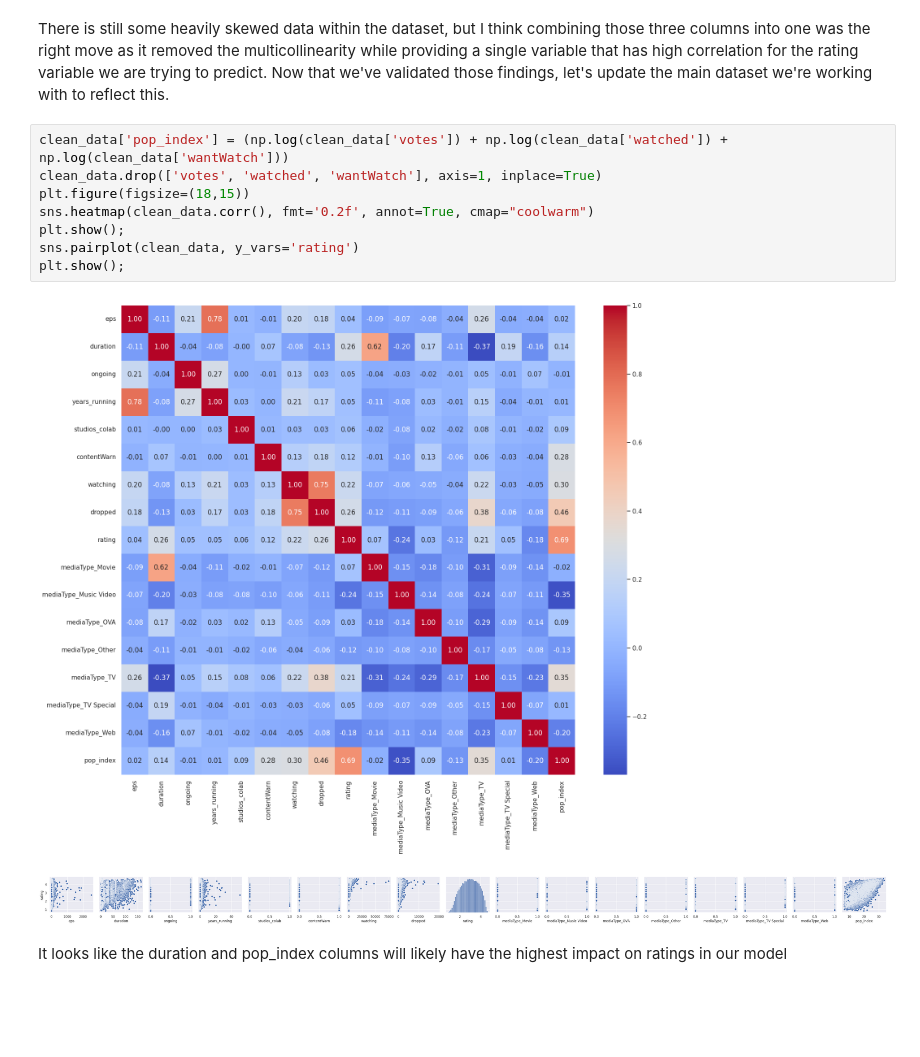
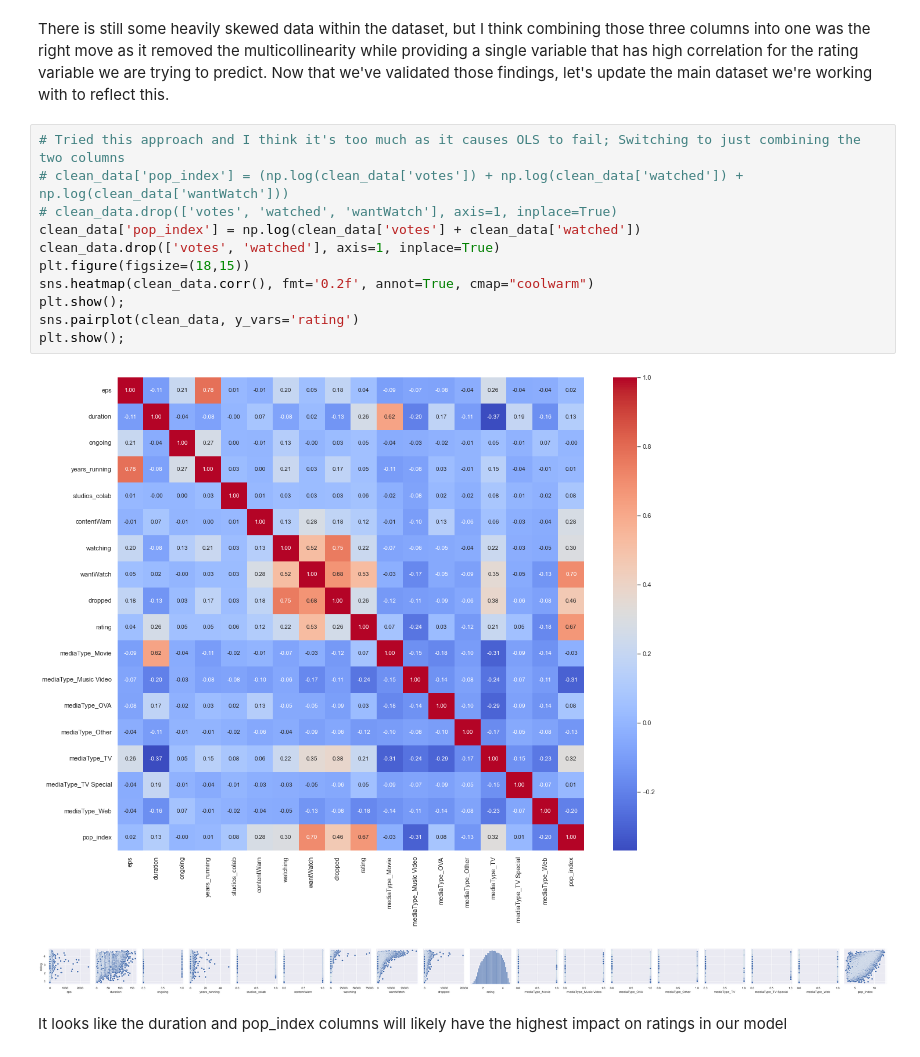
Before and after one commit to jimmybchopps/UTAustin-LinRegExtra, a Jupyter notebook: Anime.ipynb, the cells around one changed output. Drawn from its saved outputs; the diff is of its cells as text; blank space fills up the shorter version.

```diff
--- a/Anime.ipynb
+++ b/Anime.ipynb
@@ -435,16 +442,19 @@ See the caveats in the documentation: https://pandas.pydata.org/pandas-docs/stab
 # %% [markdown]
 There is still some heavily skewed data within the dataset, but I think combining those three columns into one was the right move as it removed the multicollinearity while providing a single variable that has high correlation for the rating variable we are trying to predict.  Now that we've validated those findings, let's update the main dataset we're working with to reflect this.
 # %%
-clean_data['pop_index'] = (np.log(clean_data['votes']) + np.log(clean_data['watched']) + np.log(clean_data['wantWatch']))
-clean_data.drop(['votes', 'watched', 'wantWatch'], axis=1, inplace=True)
+# Tried this approach and I think it's too much as it causes OLS to fail; Switching to just combining the two columns
+# clean_data['pop_index'] = (np.log(clean_data['votes']) + np.log(clean_data['watched']) + np.log(clean_data['wantWatch']))
+# clean_data.drop(['votes', 'watched', 'wantWatch'], axis=1, inplace=True)
+clean_data['pop_index'] = np.log(clean_data['votes'] + clean_data['watched'])
+clean_data.drop(['votes', 'watched'], axis=1, inplace=True)
 plt.figure(figsize=(18,15))
 sns.heatmap(clean_data.corr(), fmt='0.2f', annot=True, cmap="coolwarm")
 plt.show();
 sns.pairplot(clean_data, y_vars='rating')
 plt.show();
 # %% [output]
-[figure, old version]
+[figure, new version]
-[figure, old version]
+[figure, new version]
 # %% [markdown]
 It looks like the duration and pop_index columns will likely have the highest impact on ratings in our model
 # %% [markdown]
```
Also changed, not shown: parts of 36 cells of this notebook.
